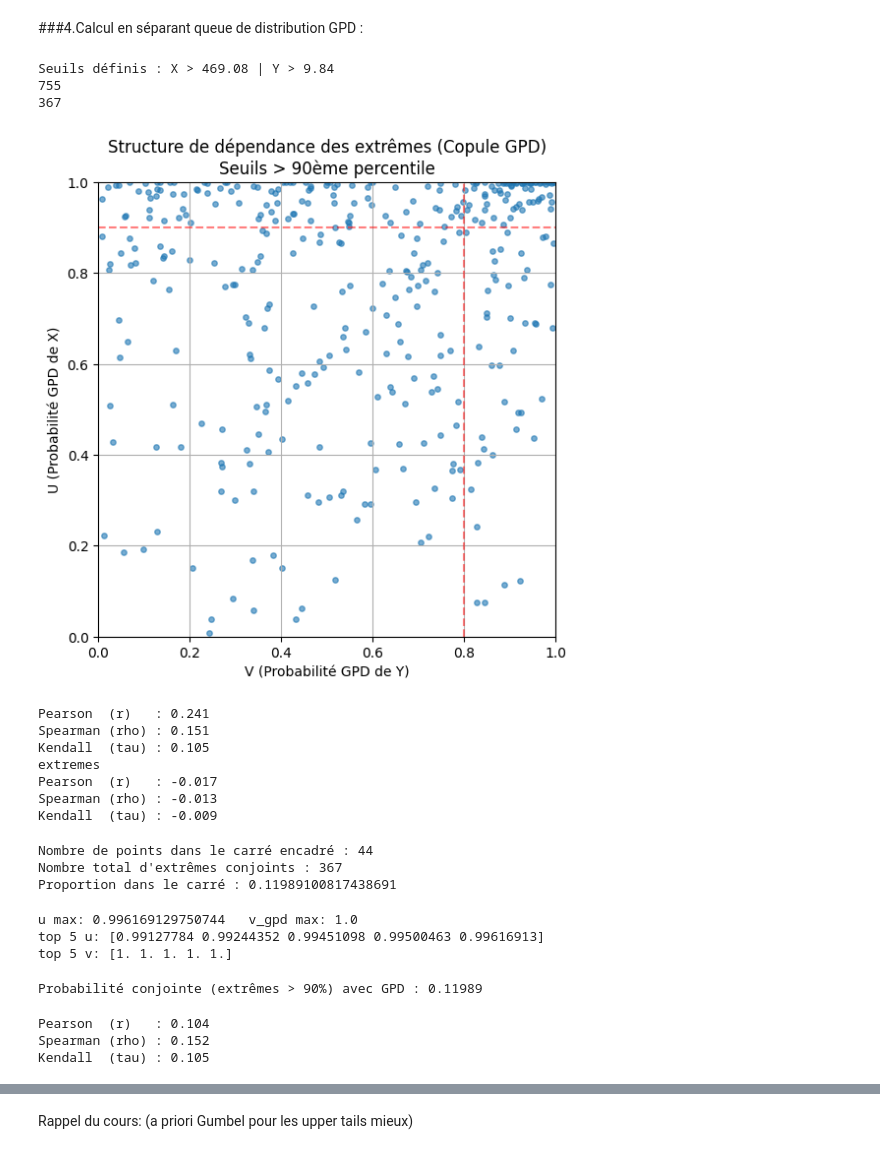
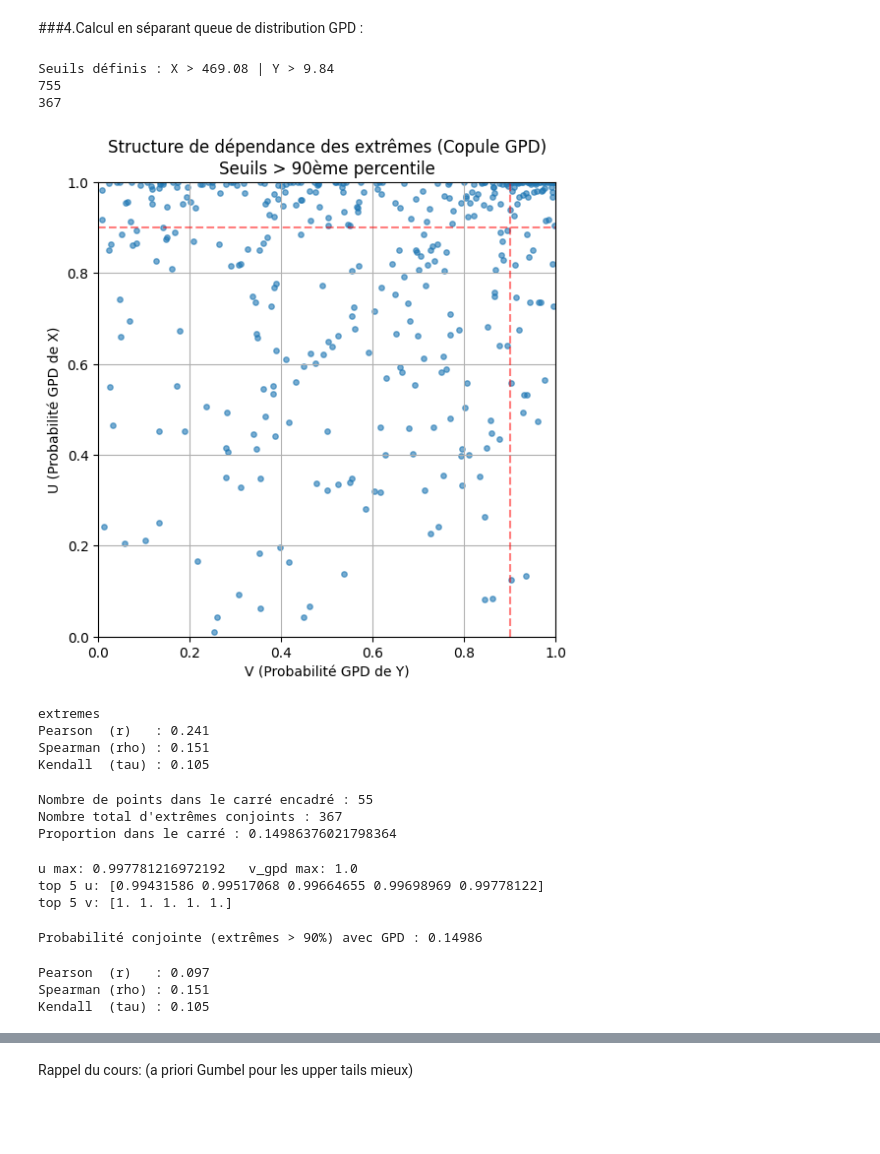
Before and after one commit to Faza20-lab/Projet_stats, a Jupyter notebook: Projet_stats.ipynb, the cells around one changed output, grey strips where cells are left out. Drawn from its saved outputs; the diff is of its cells as text; code cells hidden in the pictures; blank space fills up the shorter version.

```diff
--- a/Projet_stats.ipynb
+++ b/Projet_stats.ipynb
@@ -270,7 +270,7 @@ Coordinates:
 # %% [markdown]
 On définit pour la suite un seuil d'événement extrême à 70%.
 # %%
-threshold = 70 #seuil de percentile (attention seuil quantile=0,70)
+threshold = 90 #seuil de percentile (attention seuil quantile=0,70)
 # %% [markdown]
 # **III/ Analyse Univariée**
 # %% [markdown]
@@ -975,7 +975,7 @@ Avec un seuil à 70%, on conserve 2265 jours.
 X_np = X.values
 
 # Seuil
-seuil = np.percentile(X_np, 70)
+seuil = np.percentile(X_np, threshold)
 
 # Excès
 exceedances_D = X_np[X_np > seuil] - seuil
@@ -1976,12 +1969,11 @@ def gpd_transform_tail(data, threshold, gpd_params):
     excess = data[mask_tail] - threshold
 
     # 3. Transformation en probabilités (0 à 1)
-    # Note : on met loc=0 car on a déjà soustrait le seuil manuellement juste au-dessus
     tail_probs = genpareto.cdf(excess, xi, loc=0, scale=sigma)
 
     return mask_tail, tail_probs
 
-#  1. Définition correcte des seuils
+# Définition correcte des seuils pour la sélection des données
 
 t = 90  # seuil à 90%
 seuil_X = np.percentile(X_joint, t)
@@ -1989,43 +1981,43 @@ seuil_Y = np.percentile(Y_joint, t)
 
 print(f"Seuils définis : X > {seuil_X:.2f} | Y > {seuil_Y:.2f}")
 
-#  2. Transformation Marginale GPD
+# Transformation Marginale GPD
 # On récupère U et V qui sont les probabilités GPD (entre 0 et 1)
 
 mask_X, U_gpd = gpd_transform_tail(X_joint, seuil_X, (c4, loc4, scale4))
 mask_Y, V_gpd = gpd_transform_tail(Y_joint, seuil_Y, (c5, loc5, scale5))
 
-#  3. Intersection (Extraction des extrêmes conjoints)
+#  Intersection (Extraction des extrêmes conjoints)
 # On cherche les indices où X ET Y dépassent TOUS LES DEUX le seuil
 mask_conjoint = mask_X & mask_Y
 
 # mask_conjoint[mask_X] sélectionne, PARMI les extrêmes de X, ceux où Y est aussi extrême.
 U_conjoint = U_gpd[mask_conjoint[mask_X]]
 V_conjoint = V_gpd[mask_conjoint[mask_Y]]
 
 print(len(U_gpd))
 
 print(len(U_conjoint))
 
 #  4. Visualisation de la dépendance de queue
 plt.figure(figsize=(6, 6))
 plt.scatter(U_conjoint, V_conjoint, s=15, alpha=0.6)
 
 plt.title(f"Structure de dépendance des extrêmes (Copule GPD)\nSeuils > {p}ème percentile")
 plt.xlabel("V (Probabilité GPD de Y)")
 plt.ylabel("U (Probabilité GPD de X)")
 # Zoom sur le coin supérieur droit (les extrêmes)
-plt.axvline(0.80, color='r', linestyle='--', alpha=0.5)
+plt.axvline(0.90, color='r', linestyle='--', alpha=0.5)
 plt.axhline(0.90, color='r', linestyle='--', alpha=0.5)
 plt.xlim(0, 1)
 plt.ylim(0, 1)
 plt.grid(True)
 plt.show()
 # %% [output]
 Seuils définis : X > 469.08 | Y > 9.84
 755
 367
-[figure, old version]
+[figure, new version]
 # %%
 # création x et y au dessus du seuil.
 X_extremes = X_joint[mask_X]
@@ -2042,33 +2034,15 @@ pearson_corr, p_val_p = st.pearsonr(X_conjoint, Y_conjoint)
 kendall_corr, p_val_k = st.kendalltau(X_conjoint, Y_conjoint)
 # Spearman (rangs)
 spearman_corr, p_val_s = st.spearmanr(X_conjoint, Y_conjoint)
-
+print ("extremes")
 print(f"Pearson  (r)   : {pearson_corr:.3f}")
 print(f"Spearman (rho) : {spearman_corr:.3f}")
 print(f"Kendall  (tau) : {kendall_corr:.3f}")
-
-print ("extremes")
-
-# 3. Calcul des Corrélations
-# Pearson (linéaire, sensible aux non-gaussianités)
-pearson_corr, p_val_p = st.pearsonr(X_extremes, Y_extremes)
-
-# Kendall (rangs, peu sensible aux valeurs extrêmes, approprié ici car marges non normales)
-kendall_corr, p_val_k = st.kendalltau(X_extremes, Y_extremes)
-# Spearman (rangs)
-spearman_corr, p_val_s = st.spearmanr(X_extremes, Y_extremes)
-
-print(f"Pearson  (r)   : {pearson_corr:.3f}")
-print(f"Spearman (rho) : {spearman_corr:.3f}")
-print(f"Kendall  (tau) : {kendall_corr:.3f}")
 # %% [output]
+extremes
 Pearson  (r)   : 0.241
 Spearman (rho) : 0.151
 Kendall  (tau) : 0.105
-extremes
-Pearson  (r)   : -0.017
-Spearman (rho) : -0.013
-Kendall  (tau) : -0.009
 # %%
 u = U_conjoint
 v = V_conjoint
@@ -2086,16 +2060,16 @@ print("Nombre de points dans le carré encadré :", nb_points_carre)
 print("Nombre total d'extrêmes conjoints :", len(u))
 print("Proportion dans le carré :", nb_points_carre / len(u))
 # %% [output]
-Nombre de points dans le carré encadré : 44
+Nombre de points dans le carré encadré : 55
 Nombre total d'extrêmes conjoints : 367
-Proportion dans le carré : 0.11989100817438691
+Proportion dans le carré : 0.14986376021798364
 # %%
 print("u max:", u.max(), "  v_gpd max:", v.max())
 print("top 5 u:", np.sort(u)[-5:])
 print("top 5 v:", np.sort(v)[-5:])
 # %% [output]
-u max: 0.996169129750744   v_gpd max: 1.0
-top 5 u: [0.99127784 0.99244352 0.99451098 0.99500463 0.99616913]
+u max: 0.997781216972192   v_gpd max: 1.0
+top 5 u: [0.99431586 0.99517068 0.99664655 0.99698969 0.99778122]
 top 5 v: [1. 1. 1. 1. 1.]
 # %%
 # 4. Analyse des extrêmes corrigée
@@ -2103,7 +2077,7 @@ top 5 v: [1. 1. 1. 1. 1.]
 prob_joint_extreme = np.sum((u > u_min) & (v > v_min)) / len(u)
 print(f"Probabilité conjointe (extrêmes > 90%) avec GPD : {prob_joint_extreme:.5f}")
 # %% [output]
-Probabilité conjointe (extrêmes > 90%) avec GPD : 0.11989
+Probabilité conjointe (extrêmes > 90%) avec GPD : 0.14986
 # %%
 # 3. Calcul des Corrélations
 # Pearson (linéaire, sensible aux non-gaussianités)
@@ -2117,7 +2091,7 @@ print(f"Pearson  (r)   : {pearson_corr:.3f}")
 print(f"Spearman (rho) : {spearman_corr:.3f}")
 print(f"Kendall  (tau) : {kendall_corr:.3f}")
 # %% [output]
-Pearson  (r)   : 0.104
-Spearman (rho) : 0.152
+Pearson  (r)   : 0.097
+Spearman (rho) : 0.151
 Kendall  (tau) : 0.105
 # %% [markdown]
```
Also changed, not shown: parts of 89 cells of this notebook.
